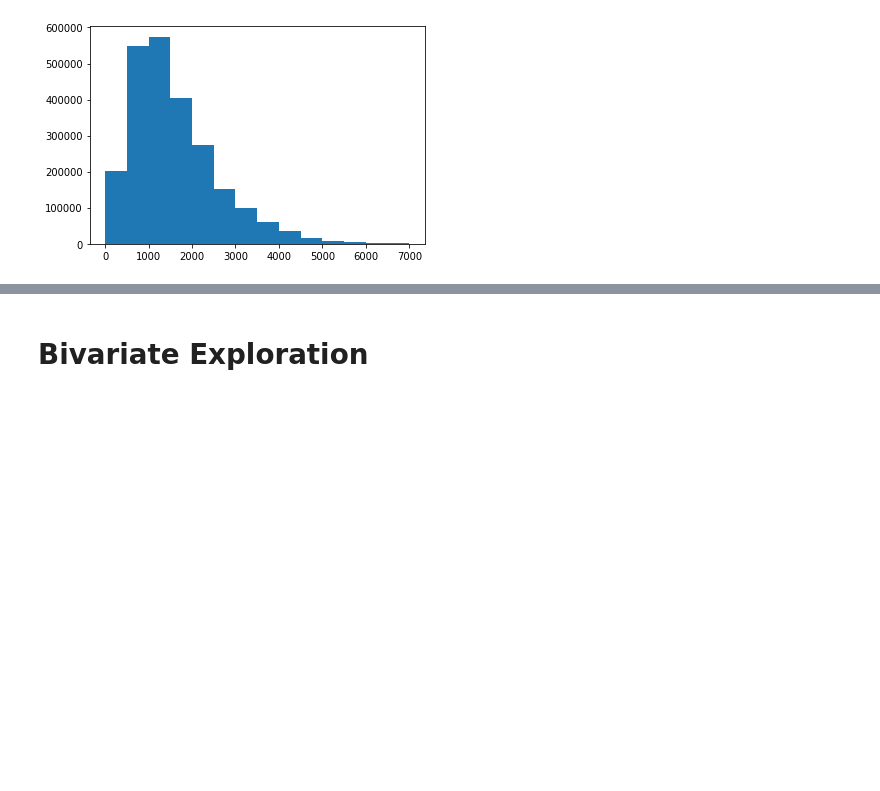
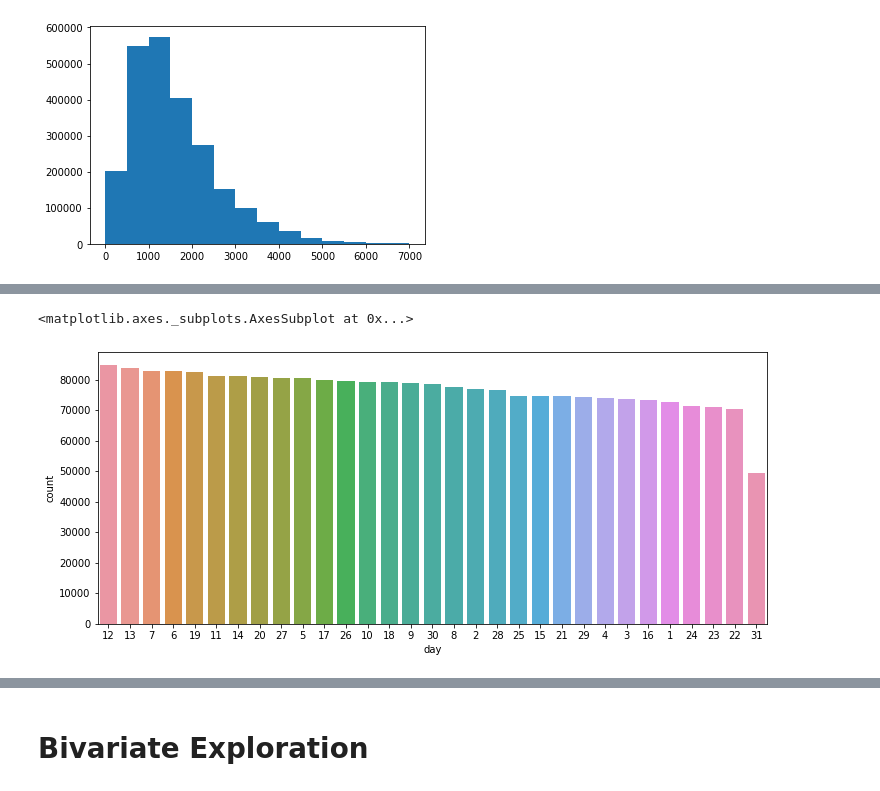
Before and after one commit to Jack876/Communicate-Data-Findings, a Jupyter notebook: Ford GoBike Dateset Analysis (2).ipynb, the cells around one changed output, grey strips where cells are left out. Drawn from its saved outputs; the diff is of its cells as text; code cells hidden in the pictures; blank space fills up the shorter version.

```diff
--- a/Ford GoBike Dateset Analysis (2).ipynb
+++ b/Ford GoBike Dateset Analysis (2).ipynb
@@ -417,0 +538,8 @@ plt.xticks(ticks,labls);
+# %%
+
+plt.figure(figsize = [12, 5])
+day_order = df['day'].value_counts().index
+sns.countplot(data = df, x = 'day', order = day_order)
+# %% [output]
+<matplotlib.axes._subplots.AxesSubplot at 0x...>
+[figure, added]
```
Also changed, not shown: parts of 45 cells of this notebook.
